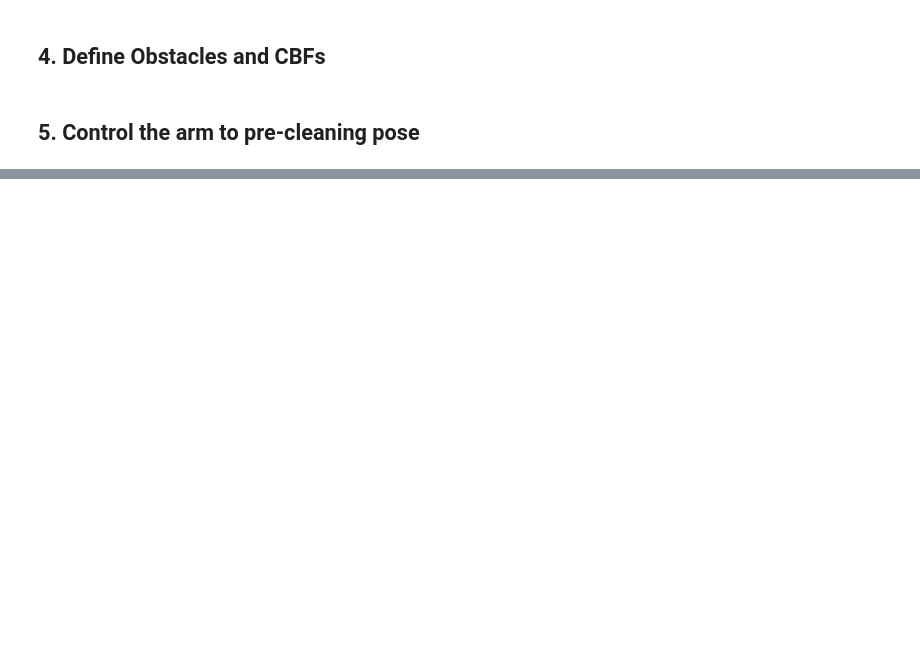
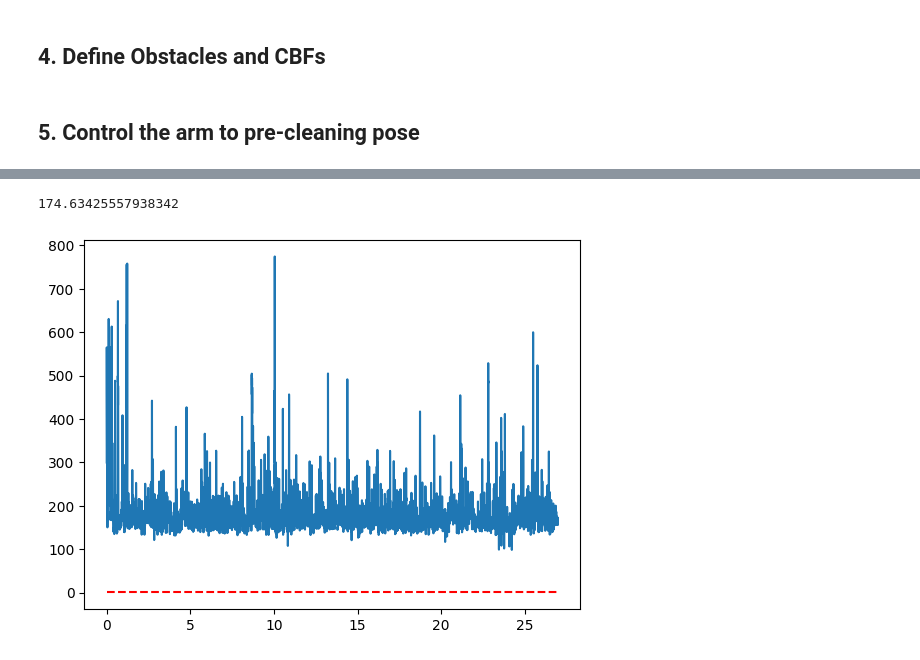
Before and after one commit to shiqingw/HOCBF-FR3-Experiments, a Jupyter notebook: exp2_whiteboard_cleaning_no_circ.ipynb, the cells around one changed output, grey strips where cells are left out. Saved outputs shown, nothing was run; the diff lists cells and outputs as text; code cells hidden in the pictures; blank space fills up the shorter version.

```diff
--- a/exp2_whiteboard_cleaning_no_circ.ipynb
+++ b/exp2_whiteboard_cleaning_no_circ.ipynb
@@ -831,0 +879,9 @@ plt.legend()
+# %%
+times = np.cumsum(time_per_loop_list)
+time_per_loop_list = np.array(time_per_loop_list)
+plt.plot(times, 1/time_per_loop_list)
+plt.hlines(0.1, 0, times[-1], colors='r', linestyles='dashed')
+print(1/np.mean(time_per_loop_list))
+# %% [output]
+174.63425557938342
+[figure, added]
```
Also changed, not shown: parts of 16 cells of this notebook, 23 other files.
